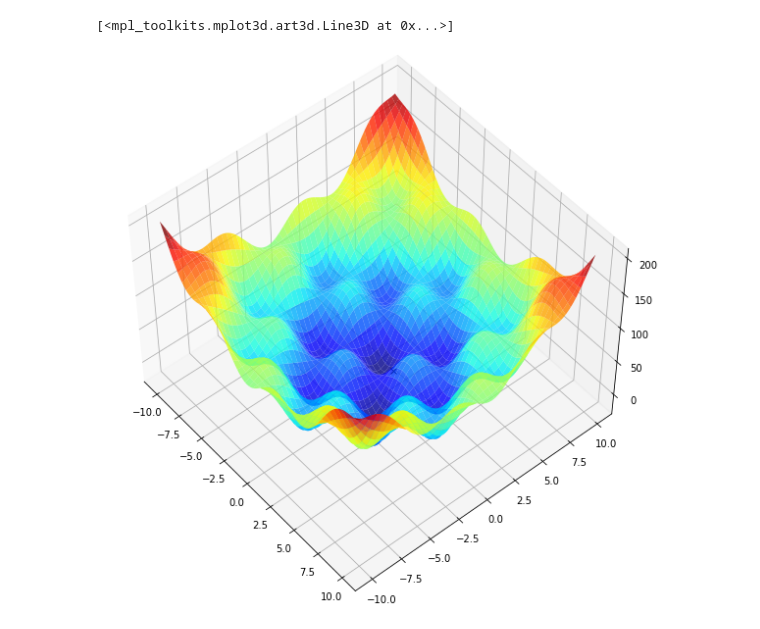
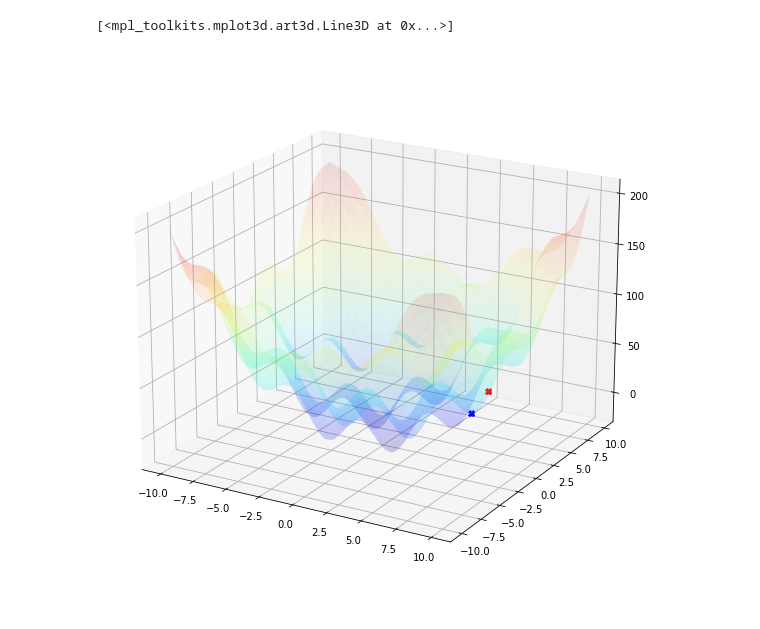
Before and after one commit to kebohn/deepLearningExercises, a Jupyter notebook: 2/gradient_descent.ipynb, the cells around one changed output. Cells and saved outputs as stored; diff of their text form; code cells hidden in the pictures.

```diff
--- a/2/gradient_descent.ipynb
+++ b/2/gradient_descent.ipynb
@@ -6,36 +6,35 @@ def compute_loss(w_1, w_2):
     return w_1 ** 2 + w_2 ** 2 + 30 * numpy.sin(w_1) * numpy.sin(w_2)
 
 def compute_gradient(w):
-    return numpy.array([2 + 30 * numpy.cos(w[0]), 2 + 30 * numpy.cos(w[1])])
+    return numpy.array([2 * w[0] + 30 * numpy.sin(w[1]) * numpy.cos(w[0]), 2 * w[1] + 30 * numpy.sin(w[0]) * numpy.cos(w[1])])
 
 def gradient_descent(w, theta, iter):
-    w_copy = numpy.copy(w)
     for _ in range(iter+1):
-        gradient = compute_gradient(w_copy)
-        w_copy -= theta * gradient
-    return w_copy
+        gradient = compute_gradient(w)
+        w -= theta * gradient
+    return w
 # %%
 # run gradient descent
-theta = 0.2
-weights = numpy.random.rand(2)
-optimized_weights = gradient_descent(weights, theta, 100)
+theta = 0.01
+weights = numpy.random.uniform(-10., 10., 2)
+optimized_weights = gradient_descent(numpy.copy(weights), theta, 1000)
 
 # init weights
 w_1 = numpy.arange(-10., 10., 0.1)
 w_2 = numpy.arange(-10., 10.,0.1)
 xx, yy = numpy.meshgrid(w_1,w_2)
 
 # compute loss value
-compute_loss_vectorized = numpy.vectorize(compute_loss)
-zz = compute_loss_vectorized(xx,yy)
+zz = compute_loss(xx,yy)
 
 # surface plot
 fig = plt.figure(figsize=(10,10))
-ax = fig.add_subplot(111, projection='3d',azim=-40, elev=50)
-ax.plot_surface(xx, yy, zz, cmap="jet", alpha=.8)
+ax = fig.add_subplot(111, projection='3d',azim=-60, elev=20)
+ax.plot_surface(xx, yy, zz, cmap="jet", alpha=.1)
 
-# plot start end end point
-ax.plot(weights[0], weights[1], compute_loss(weights[0], weights[1]), "kx")
+# plot start and end point
+ax.plot(weights[0], weights[1], compute_loss(weights[0], weights[1]), "X", c="red")
+ax.plot(optimized_weights[0], optimized_weights[1], compute_loss(optimized_weights[0], optimized_weights[1]), "X", c="blue")
 # %% [output]
 [<mpl_toolkits.mplot3d.art3d.Line3D at 0x...>]
-[figure, old version]
+[figure, new version]
```
Also changed, not shown: parts of 2 cells of this notebook, 3 other files.
